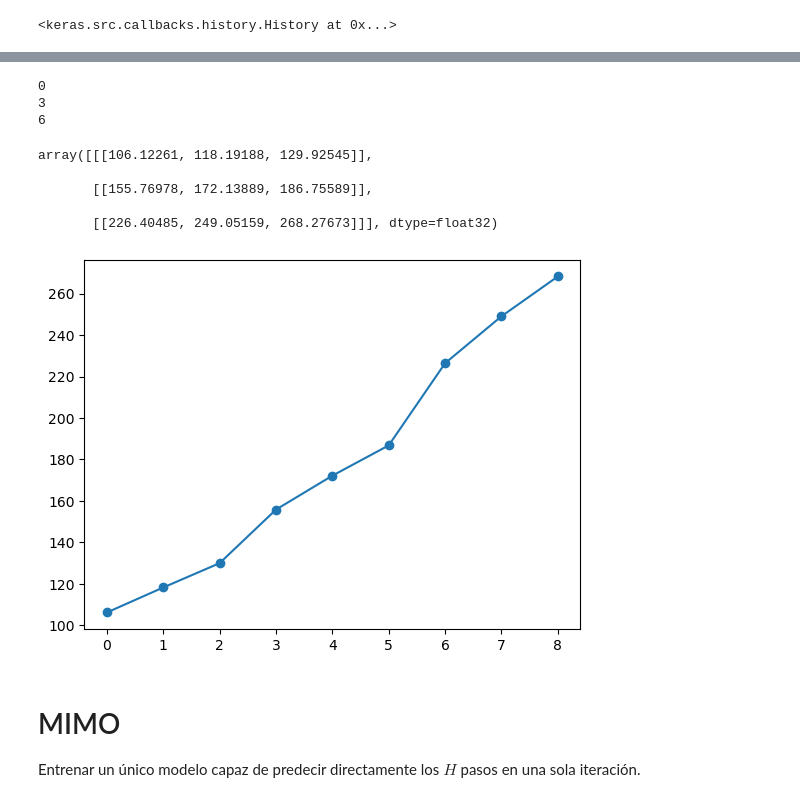
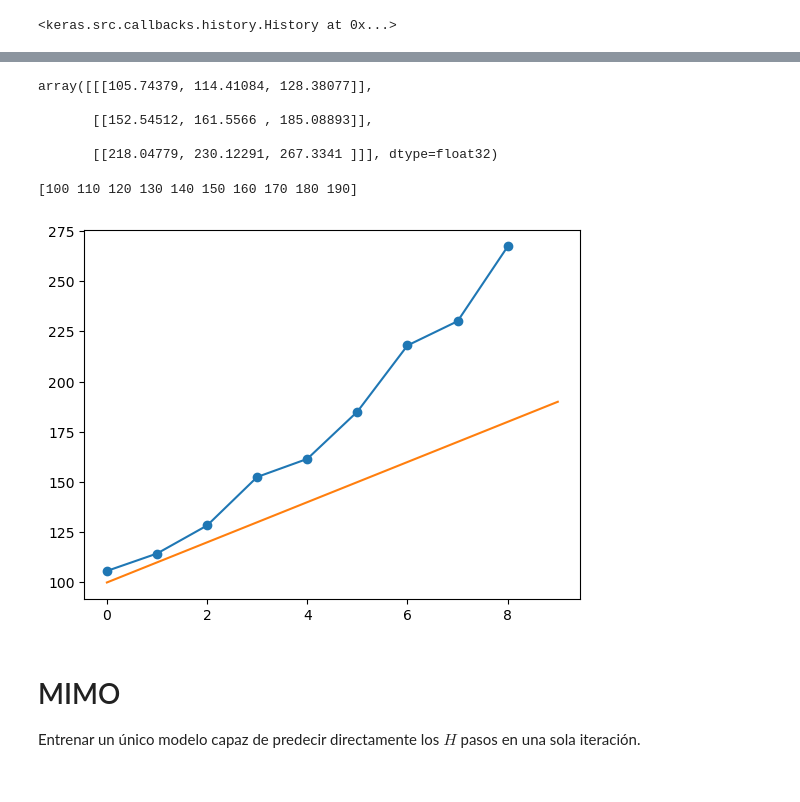
Before and after one commit to nxteventrying/chaos-ts-analysis, a Jupyter notebook: experiments/EXP_3.ipynb, the cells around one changed output, grey strips where cells are left out. Drawn from its saved outputs; the diff is of its cells as text; code cells hidden in the pictures.

```diff
--- a/experiments/EXP_3.ipynb
+++ b/experiments/EXP_3.ipynb
@@ -706,8 +704,5 @@ horizon_array = array([i for i in range(100, 200, 10)])
-# %%
-horizon = 10
-n_features = 1
 # %%
 model_direc = vanilla_lstm_direct(n_steps_in, n_steps_out,n_features)
-model_direc.fit(X, y, epochs=500, verbose=0)
+model_direc.fit(X, y, epochs=800, verbose=0)
 # %% [output]
 <keras.src.callbacks.history.History at 0x...>
@@ -757,43 +738,26 @@ def direc_predictions(starter_sample, horizon, model, scaler = None):
 starter_sample = array([70,80,90])
 horizon = 9
 direc_preds = direc_predictions(starter_sample, horizon, model_direc, scaler = None)
-# %% [output]
-0
-3
-6
 # %%
 direc_preds
 # %% [output]
-array([[[106.12261, 118.19188, 129.92545]],
+array([[[105.74379, 114.41084, 128.38077]],
 
-       [[155.76978, 172.13889, 186.75589]],
+       [[152.54512, 161.5566 , 185.08893]],
 
-       [[226.40485, 249.05159, 268.27673]]], dtype=float32)
+       [[218.04779, 230.12291, 267.3341 ]]], dtype=float32)
-# %%
-starter_sample = array([70,80,90])
-horizon = 9
-n_steps_in = len(starter_sample)
-uno = starter_sample.reshape((1, n_steps_in, n_features))
-predictions = []
-scaler  = None
-for i in range(0, horizon, len(starter_sample)):
-        yhat_scaled = model_direc.predict(uno, verbose=0)
-        # Save prediction in original units
-        if scaler is not None:
-            yhat_inv = scaler.inverse_transform(yhat_scaled)
-            predictions.append(yhat_inv)
-        else:
-            predictions.append(yhat_scaled)
-
-        # Feed back the scaled value to the model
-        uno = yhat_scaled.reshape((1, n_steps_in, n_features))
-predictions = np.array(predictions)
-# %%
-import matplotlib.pyplot as plt
-plt.plot(predictions.flatten(), marker='o')
-plt.show()
-# %% [output]
-[figure, removed]
+# %%
+horizon_array = array([i for i in range(100, 200, 10)])
+print(horizon_array)
+# %% [output]
+[100 110 120 130 140 150 160 170 180 190]
+# %%
+import matplotlib.pyplot as plt
+plt.plot(direc_preds.flatten(), marker='o')
+plt.plot(horizon_array)
+plt.show()
+# %% [output]
+[figure, added]
 # %% [markdown]
 # MIMO
 Entrenar un único modelo capaz de predecir directamente los $H$ pasos en una sola iteración.
```
Also changed, not shown: parts of 21 cells of this notebook.
